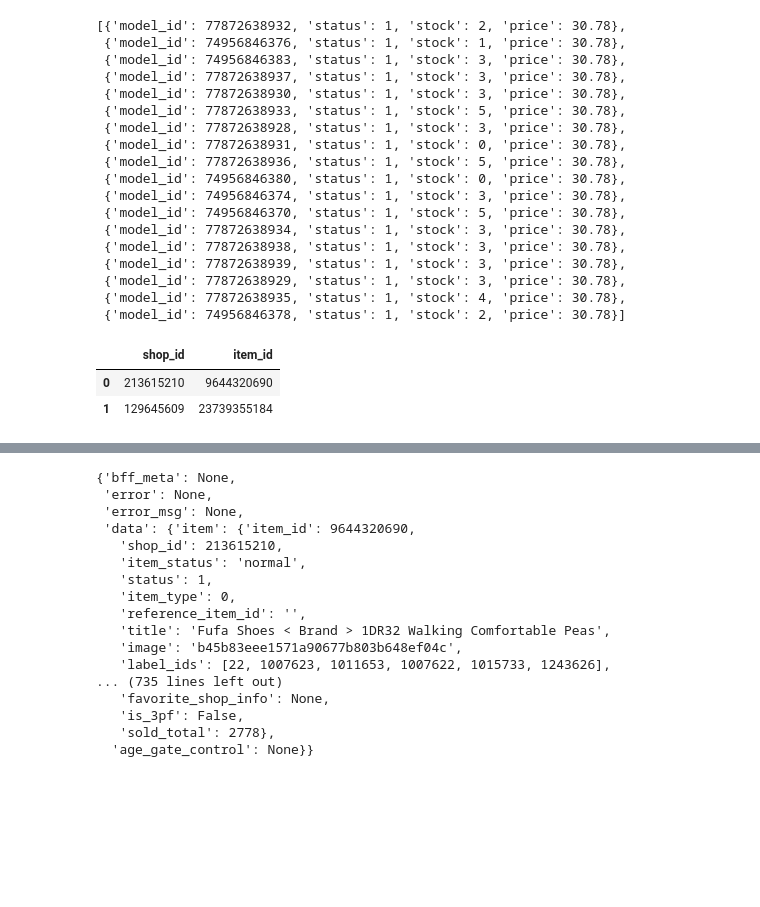
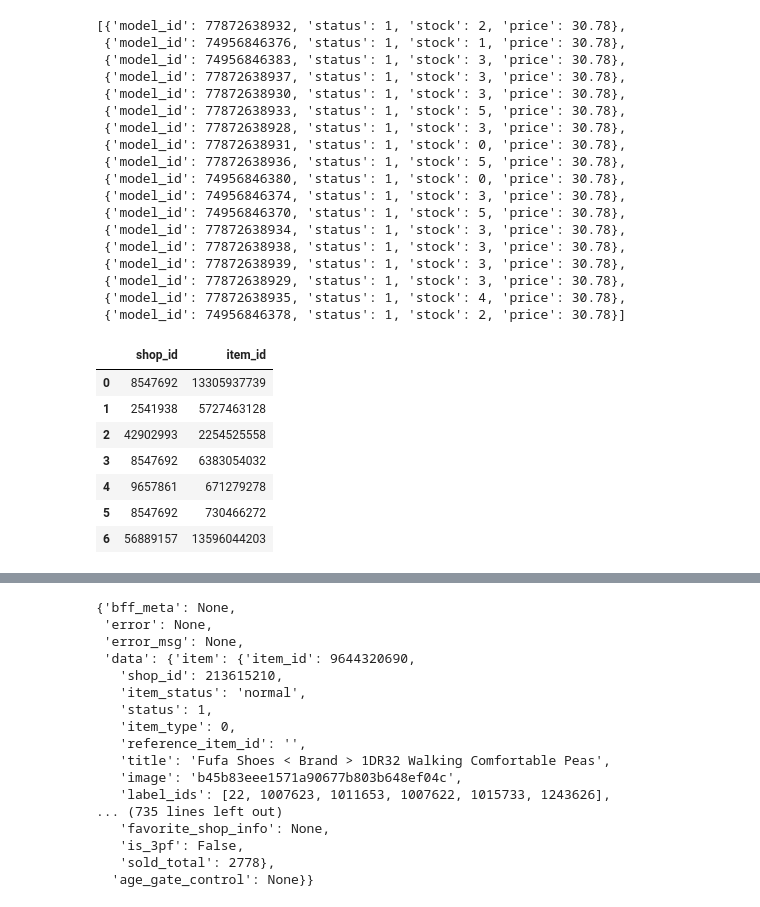
Before and after one commit to eloise-chou/get_item_details, a Jupyter notebook: page/sand_box.ipynb, the cells around one changed output, grey strips where cells are left out. Drawn from its saved outputs; the diff is of its cells as text; code cells hidden in the pictures; blank space fills up the shorter version.

```diff
--- a/page/sand_box.ipynb
+++ b/page/sand_box.ipynb
@@ -95,9 +98,14 @@ list = pd.read_csv('DATA/get_item_details.csv')
-# %%
-list
-# %% [output]
-|  | shop_id | item_id |
-| 0 | 213615210 | 9644320690 |
-| 1 | 129645609 | 23739355184 |
+# %%
+unique_df
+# %% [output]
+|  | shop_id | item_id |
+| 0 | 8547692 | 13305937739 |
+| 1 | 2541938 | 5727463128 |
+| 2 | 42902993 | 2254525558 |
+| 3 | 8547692 | 6383054032 |
+| 4 | 9657861 | 671279278 |
+| 5 | 8547692 | 730466272 |
+| 6 | 56889157 | 13596044203 |
 # %%
 combined_data = pd.DataFrame()
 
```
Also changed, not shown: parts of 4 cells of this notebook, 2 other files.
